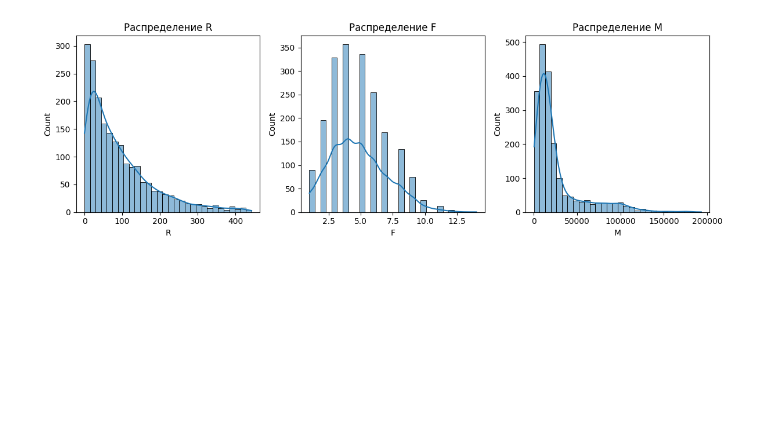
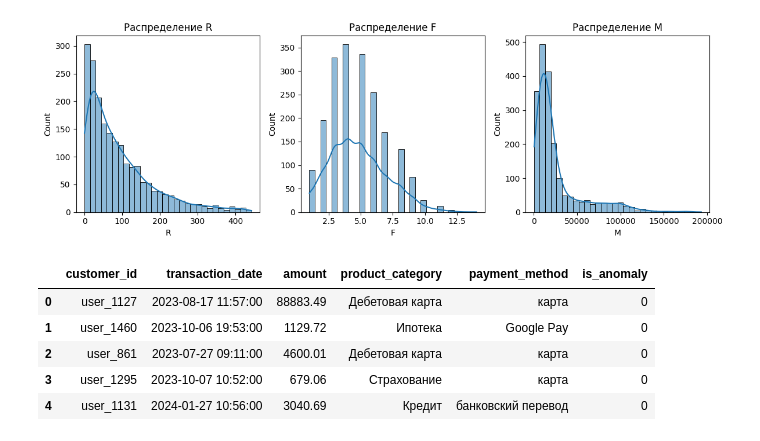
Before and after one commit to NikitaBoyarkin/rfm-analysis-of-bank-clients, a Jupyter notebook: beta.ipynb, the cells around one changed output. Cells and saved outputs as stored; diff of their text form; code cells hidden in the pictures; blank space fills up the shorter version.

```diff
--- a/beta.ipynb
+++ b/beta.ipynb
@@ -95,3 +95,12 @@ plt.tight_layout()
 plt.show()
 # %% [output]
 [figure]
+# %%
+df.head()
+# %% [output]
+|  | customer_id | transaction_date | amount | product_category | payment_method | is_anomaly |
+| 0 | user_1127 | 2023-08-17 11:57:00 | 88883.49 | Дебетовая карта | карта | 0 |
+| 1 | user_1460 | 2023-10-06 19:53:00 | 1129.72 | Ипотека | Google Pay | 0 |
+| 2 | user_861 | 2023-07-27 09:11:00 | 4600.01 | Дебетовая карта | карта | 0 |
+| 3 | user_1295 | 2023-10-07 10:52:00 | 679.06 | Страхование | карта | 0 |
+| 4 | user_1131 | 2024-01-27 10:56:00 | 3040.69 | Кредит | банковский перевод | 0 |
```
Also changed, not shown: parts of 18 cells of this notebook, 1 other file.
